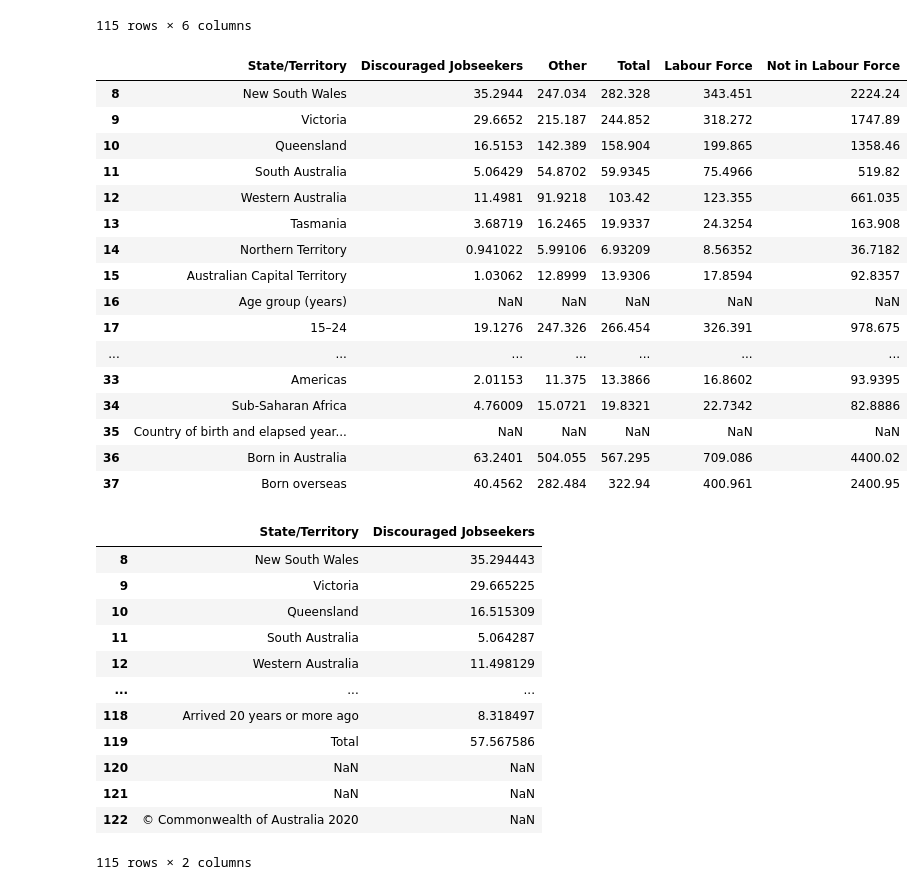
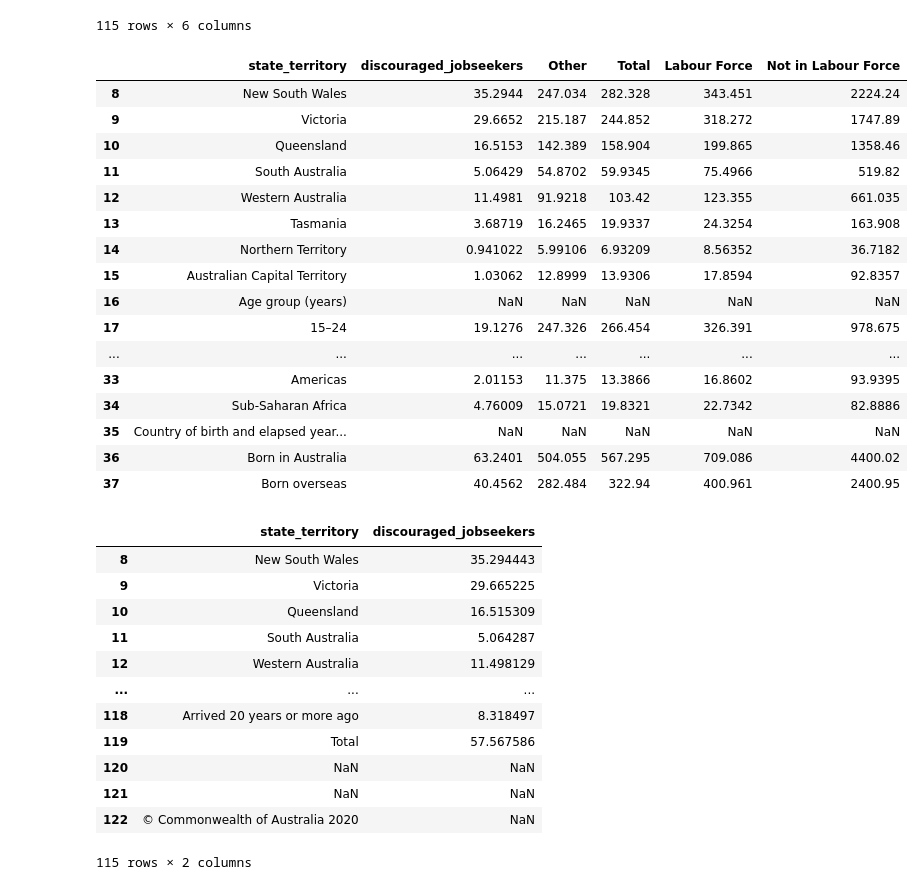
Before and after one commit to dianeyaneza/UWA-Data-Project-2-ETL-SkillsBridge, a Jupyter notebook: Cleanup - Characteristics of Discouraged Jobseekers.ipynb, the cells around one changed output. Saved outputs shown, nothing was run; the diff lists cells and outputs as text; code cells hidden in the pictures.

Commit message:
updated column names

```diff
--- a/Cleanup - Characteristics of Discouraged Jobseekers.ipynb
+++ b/Cleanup - Characteristics of Discouraged Jobseekers.ipynb
@@ -45,10 +45,10 @@ discouraged_df
 115 rows × 6 columns
 # %%
 # rename columns
-discouraged_df.columns = ['State/Territory', 'Discouraged Jobseekers', 'Other', 'Total', 'Labour Force', 'Not in Labour Force']
+discouraged_df.columns = ['state_territory', 'discouraged_jobseekers', 'Other', 'Total', 'Labour Force', 'Not in Labour Force']
 discouraged_df.head(30)
 # %% [output]
-|  | State/Territory | Discouraged Jobseekers | Other | Total | Labour Force | Not in Labour Force |
+|  | state_territory | discouraged_jobseekers | Other | Total | Labour Force | Not in Labour Force |
 | 8 | New South Wales | 35.2944 | 247.034 | 282.328 | 343.451 | 2224.24 |
 | 9 | Victoria | 29.6652 | 215.187 | 244.852 | 318.272 | 1747.89 |
 | 10 | Queensland | 16.5153 | 142.389 | 158.904 | 199.865 | 1358.46 |
@@ -67,11 +67,11 @@ discouraged_df.head(30)
 | 37 | Born overseas | 40.4562 | 282.484 | 322.94 | 400.961 | 2400.95 |
 # %%
 # convert object values to float
-discouraged_full = discouraged_df[['State/Territory', 'Discouraged Jobseekers']].copy()
-discouraged_full[['Discouraged Jobseekers']] = discouraged_full[['Discouraged Jobseekers']].apply(pd.to_numeric, errors='coerce')
+discouraged_full = discouraged_df[['state_territory', 'discouraged_jobseekers']].copy()
+discouraged_full[['discouraged_jobseekers']] = discouraged_full[['discouraged_jobseekers']].apply(pd.to_numeric, errors='coerce')
 discouraged_full
 # %% [output]
-|  | State/Territory | Discouraged Jobseekers |
+|  | state_territory | discouraged_jobseekers |
 | 8 | New South Wales | 35.294443 |
 | 9 | Victoria | 29.665225 |
 | 10 | Queensland | 16.515309 |
```
Also changed, not shown: parts of 11 cells of this notebook, 6 other files.
